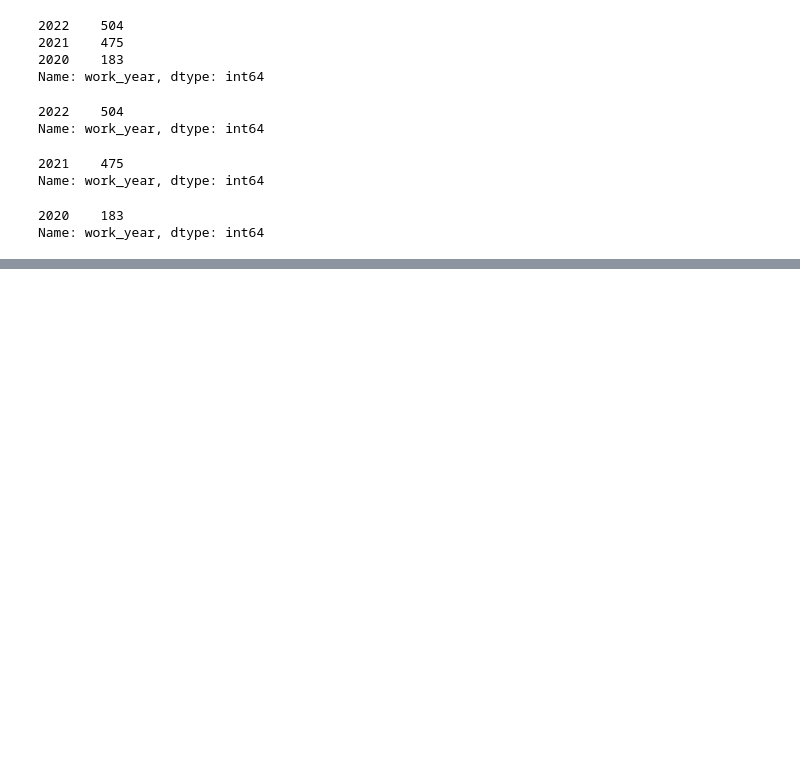
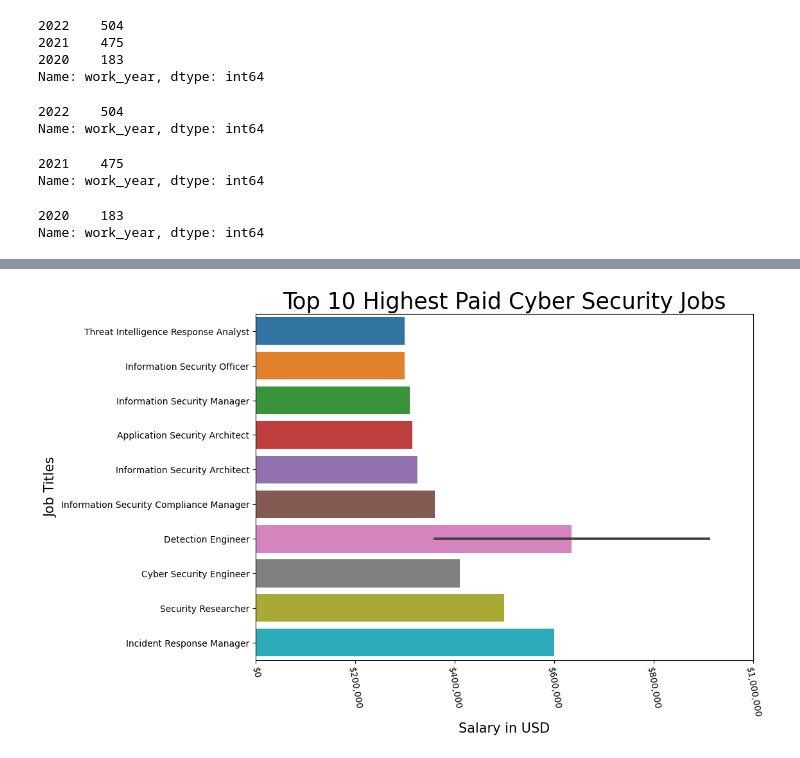
Before and after one commit to SantosAbimaelRomero/Cyber-Security-Salaries, a Jupyter notebook: Cyber Security Salary Presentation.ipynb, the cells around one changed output, grey strips where cells are left out. Cells and saved outputs as stored; diff of their text form; code cells hidden in the pictures; blank space fills up the shorter version.

```diff
--- a/Cyber Security Salary Presentation.ipynb
+++ b/Cyber Security Salary Presentation.ipynb
@@ -311,0 +304,15 @@ plt.xlim(left=0, right=900000);
+# %%
+price_fmt = mpl.ticker.StrMethodFormatter('${x:,.0f}')
+
+fig, ax = plt.subplots(figsize= (10,7))
+sns.style()
+
+sns.barplot(data=df_2022.tail(11), y='job_title', x='salary_in_usd')
+plt.xticks(rotation=-80)
+plt.ylabel('Job Titles', fontsize=15)
+plt.xlim(left=0, right=1000000)
+plt.xlabel('Salary in USD', fontsize=15)
+ax.xaxis.set_major_formatter(price_fmt)
+plt.title('Top 10 Highest Paid Cyber Security Jobs', fontsize=25);
+# %% [output]
+[figure, added]
```
Also changed, not shown: parts of 6 cells of this notebook.
